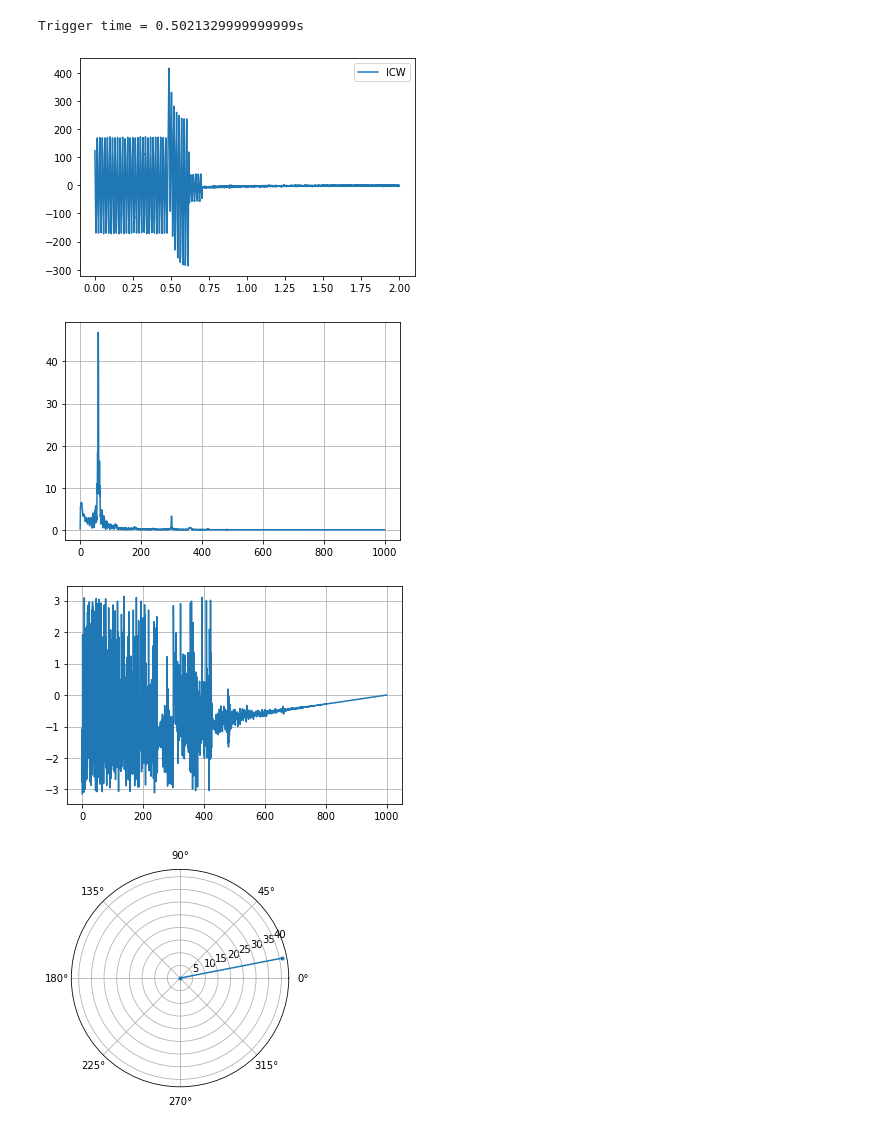
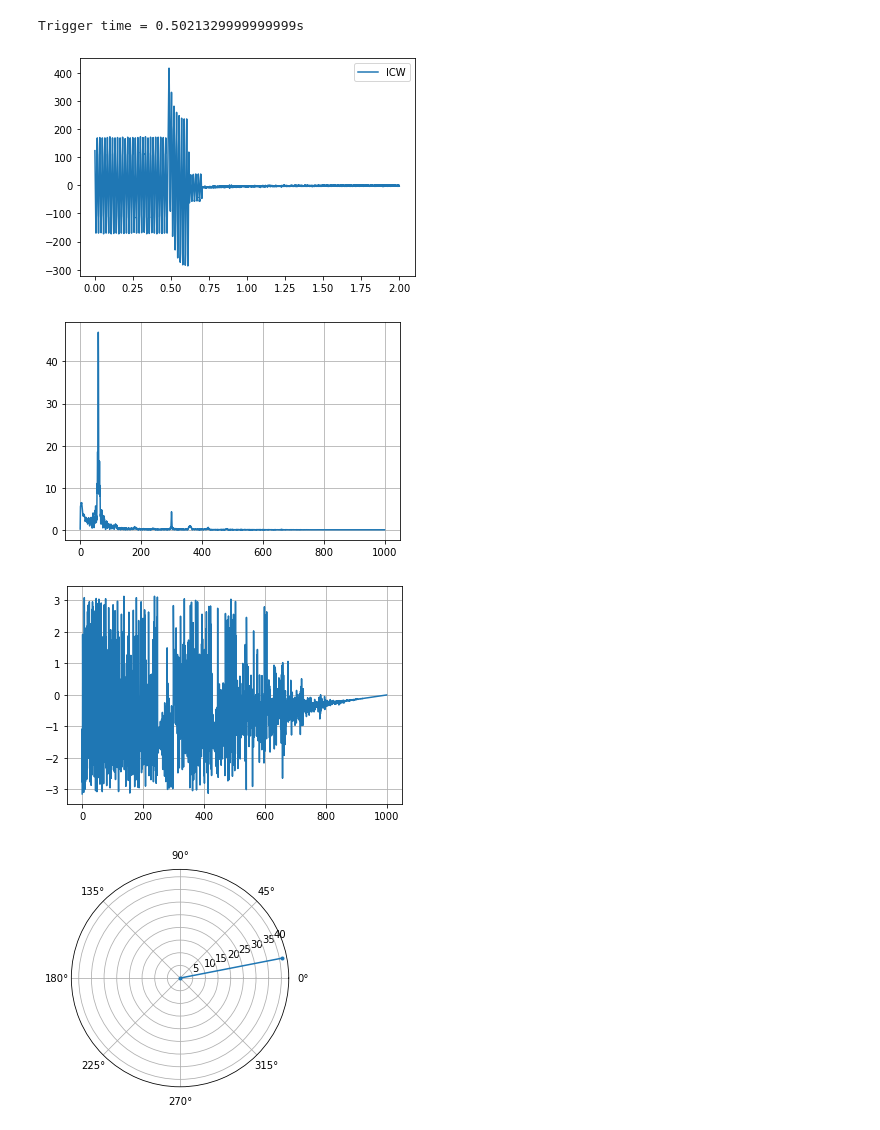
Before and after one commit to martin-2k/Algoritmo-de-distancia-IELE4120, a Jupyter notebook: main.ipynb, the cells around one changed output. Saved outputs shown, nothing was run; the diff lists cells and outputs as text; code cells hidden in the pictures.

```diff
--- a/main.ipynb
+++ b/main.ipynb
@@ -23,7 +23,7 @@ t=rec.time
 data=rec.analog[senal_num]
 T = rec.cfg.sample_rates[0][1]/rec.cfg.sample_rates[0][0]        # numMuestras/muestrasPorSegundo
 fs = rec.cfg.sample_rates[0][0]       # sample rate, Hz
-cutoff = (1200-60)/3      # desired cutoff frequency of the filter, Hz
+cutoff = (fs-60)/3      # desired cutoff frequency of the filter, Hz
 order = 2
 
 y=Filtro(fs,order,cutoff,data)
@@ -31,33 +31,39 @@ y=Filtro(fs,order,cutoff,data)
 fig = go.Figure()
 fig.add_trace(go.Scatter(y=data.tolist(),x=t.tolist(),line =  dict(shape =  'spline' ),name = 'signal with noise'))
 fig.add_trace(go.Scatter(y = y.tolist(),x=t.tolist(),line =  dict(shape =  'spline' ),name = 'filtered signal'))
 fig.show()
+
+#ventaneo
+
+
+#Filtro pasa banda
+
 
 #Transformada
 N=rec.cfg.sample_rates[0][1]
 Tf=1/rec.cfg.sample_rates[0][0]
 SOL=FFT(y)
 SOL_f=FFT_f(N,Tf)
 
 SOL_abs=2.0/N * np.abs(SOL[0:N//2])
 SOL_angle=np.angle(SOL)[0:N//2]
 
 plt.plot(SOL_f, SOL_abs)
 plt.grid()
 plt.show()
 plt.plot(SOL_f, SOL_angle)
 plt.grid()
 plt.show()
 
 try:
     i=np.where(SOL_f==60)
-    j=i[0][0]
+    j=i[0][0]#fasor de 60Hz
     plt.polar([0,SOL_angle[j]],[0,SOL_abs[j]],marker='.')
 except:
     print("No hay valor de 60Hz exacto")
 # %% [output]
 Trigger time = 0.5021329999999999s
 [figure]
 [figure]
-[figure, old version]
+[figure, new version]
 [figure]
```
